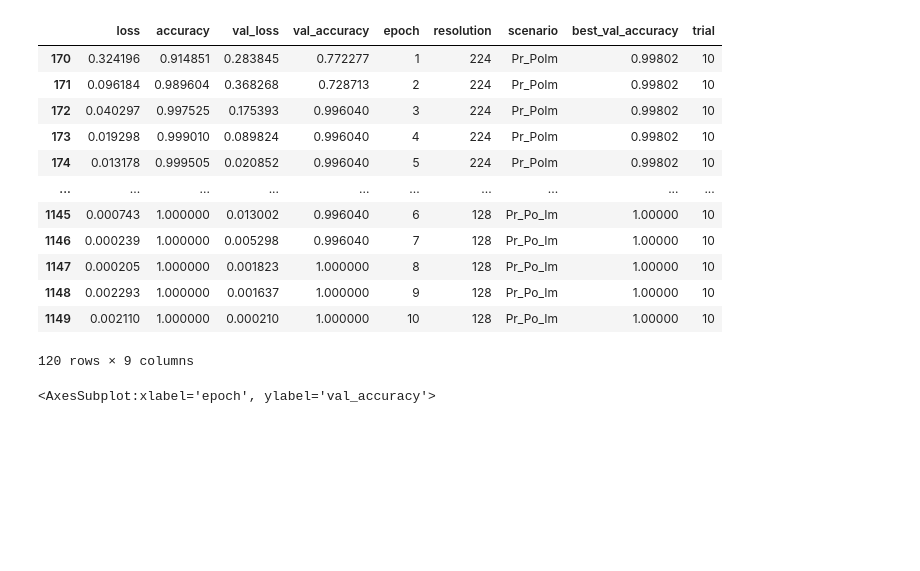
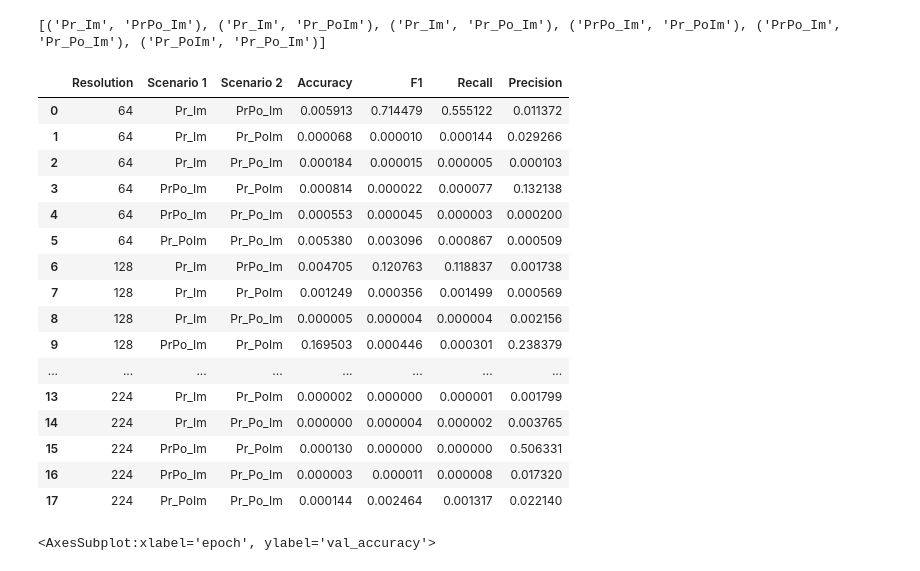
Before and after one commit to narslab/vis-inference, a Jupyter notebook: bin/jupyter/sensitivity-analysis.ipynb, the cells around one changed output. Cells and saved outputs as stored; diff of their text form; code cells hidden in the pictures; blank space fills up the shorter version.

```diff
--- a/bin/jupyter/sensitivity-analysis.ipynb
+++ b/bin/jupyter/sensitivity-analysis.ipynb
@@ -55,19 +57,42 @@ dpmean.to_csv('../../rescenario-resolution-mean-std-performance.csv', )
-# %%
-dp[dp.trial==10]
-# %% [output]
-|  | loss | accuracy | val_loss | val_accuracy | epoch | resolution | scenario | best_val_accuracy | trial |
-| 170 | 0.324196 | 0.914851 | 0.283845 | 0.772277 | 1 | 224 | Pr_PoIm | 0.99802 | 10 |
-| 171 | 0.096184 | 0.989604 | 0.368268 | 0.728713 | 2 | 224 | Pr_PoIm | 0.99802 | 10 |
-| 172 | 0.040297 | 0.997525 | 0.175393 | 0.996040 | 3 | 224 | Pr_PoIm | 0.99802 | 10 |
-| 173 | 0.019298 | 0.999010 | 0.089824 | 0.996040 | 4 | 224 | Pr_PoIm | 0.99802 | 10 |
-| 174 | 0.013178 | 0.999505 | 0.020852 | 0.996040 | 5 | 224 | Pr_PoIm | 0.99802 | 10 |
-| ... | ... | ... | ... | ... | ... | ... | ... | ... | ... |
-| 1145 | 0.000743 | 1.000000 | 0.013002 | 0.996040 | 6 | 128 | Pr_Po_Im | 1.00000 | 10 |
-| 1146 | 0.000239 | 1.000000 | 0.005298 | 0.996040 | 7 | 128 | Pr_Po_Im | 1.00000 | 10 |
-| 1147 | 0.000205 | 1.000000 | 0.001823 | 1.000000 | 8 | 128 | Pr_Po_Im | 1.00000 | 10 |
-| 1148 | 0.002293 | 1.000000 | 0.001637 | 1.000000 | 9 | 128 | Pr_Po_Im | 1.00000 | 10 |
-| 1149 | 0.002110 | 1.000000 | 0.000210 | 1.000000 | 10 | 128 | Pr_Po_Im | 1.00000 | 10 |
-120 rows × 9 columns
+# %%
+print([ comb for comb in combinations(["Pr_Im", "PrPo_Im", "Pr_PoIm", "Pr_Po_Im"], 2)])
+# %% [output]
+[('Pr_Im', 'PrPo_Im'), ('Pr_Im', 'Pr_PoIm'), ('Pr_Im', 'Pr_Po_Im'), ('PrPo_Im', 'Pr_PoIm'), ('PrPo_Im', 'Pr_Po_Im'), ('Pr_PoIm', 'Pr_Po_Im')]
+# %%
+dstats = pd.DataFrame(columns= ['Resolution', 'Scenario 1', 'Scenario 2',  'Accuracy', 'F1', 'Recall', 'Precision'])
+dpmax = dpagg.iloc[:,3:7]
+dpmax.loc[("Pr_Im", 64)]
+rowcounter = 0
+#print(dstats)
+for i in [64, 128, 224]:
+    for j in combinations(["Pr_Im", "PrPo_Im", "Pr_PoIm", "Pr_Po_Im"], 2):
+        dstats.loc[rowcounter, ['Resolution', 'Scenario 1', 'Scenario 2'] ] = (i, j[0], j[1])
+        tstats, pvals = ttest_ind(dpmax.loc[(j[0], i)], dpmax.loc[(j[1], i)], equal_var=False)# ,dpmax.loc[("Pr_PoIm", 64)],dpmax.loc[("Pr_Po_Im", 64)])
+        #print(pvals)
+        #print([i, j[0], j[1]])#.append(pvals))
+        dstats.loc[rowcounter, ['Accuracy', 'F1', 'Recall', 'Precision']] = pvals
+        #dstats = dstats.append( pd.DataFrame({[i, j[0], j[1]].extend(pvals)}), ignore_index=True)
+        rowcounter += 1
+# %%
+dstats
+# %% [output]
+|  | Resolution | Scenario 1 | Scenario 2 | Accuracy | F1 | Recall | Precision |
+| 0 | 64 | Pr_Im | PrPo_Im | 0.005913 | 0.714479 | 0.555122 | 0.011372 |
+| 1 | 64 | Pr_Im | Pr_PoIm | 0.000068 | 0.000010 | 0.000144 | 0.029266 |
+| 2 | 64 | Pr_Im | Pr_Po_Im | 0.000184 | 0.000015 | 0.000005 | 0.000103 |
+| 3 | 64 | PrPo_Im | Pr_PoIm | 0.000814 | 0.000022 | 0.000077 | 0.132138 |
+| 4 | 64 | PrPo_Im | Pr_Po_Im | 0.000553 | 0.000045 | 0.000003 | 0.000200 |
+| 5 | 64 | Pr_PoIm | Pr_Po_Im | 0.005380 | 0.003096 | 0.000867 | 0.000509 |
+| 6 | 128 | Pr_Im | PrPo_Im | 0.004705 | 0.120763 | 0.118837 | 0.001738 |
+| 7 | 128 | Pr_Im | Pr_PoIm | 0.001249 | 0.000356 | 0.001499 | 0.000569 |
+| 8 | 128 | Pr_Im | Pr_Po_Im | 0.000005 | 0.000004 | 0.000004 | 0.002156 |
+| 9 | 128 | PrPo_Im | Pr_PoIm | 0.169503 | 0.000446 | 0.000301 | 0.238379 |
+| ... | ... | ... | ... | ... | ... | ... | ... |
+| 13 | 224 | Pr_Im | Pr_PoIm | 0.000002 | 0.000000 | 0.000001 | 0.001799 |
+| 14 | 224 | Pr_Im | Pr_Po_Im | 0.000000 | 0.000004 | 0.000002 | 0.003765 |
+| 15 | 224 | PrPo_Im | Pr_PoIm | 0.000130 | 0.000000 | 0.000000 | 0.506331 |
+| 16 | 224 | PrPo_Im | Pr_Po_Im | 0.000003 | 0.000011 | 0.000008 | 0.017320 |
+| 17 | 224 | Pr_PoIm | Pr_Po_Im | 0.000144 | 0.002464 | 0.001317 | 0.022140 |
 # %%
 dd = dp[(dp.resolution == 64) &(dp.scenario == "PrPo_Im")]
 sns.lineplot(x= 'epoch', y = 'val_accuracy', data = dd, hue = 'trial')
```
Also changed, not shown: parts of 2 cells of this notebook, 38 other files.
